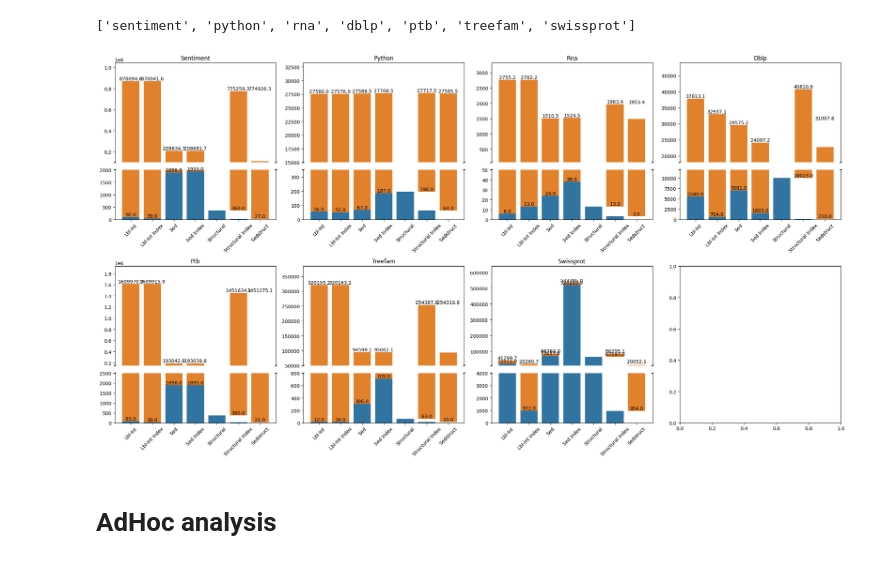
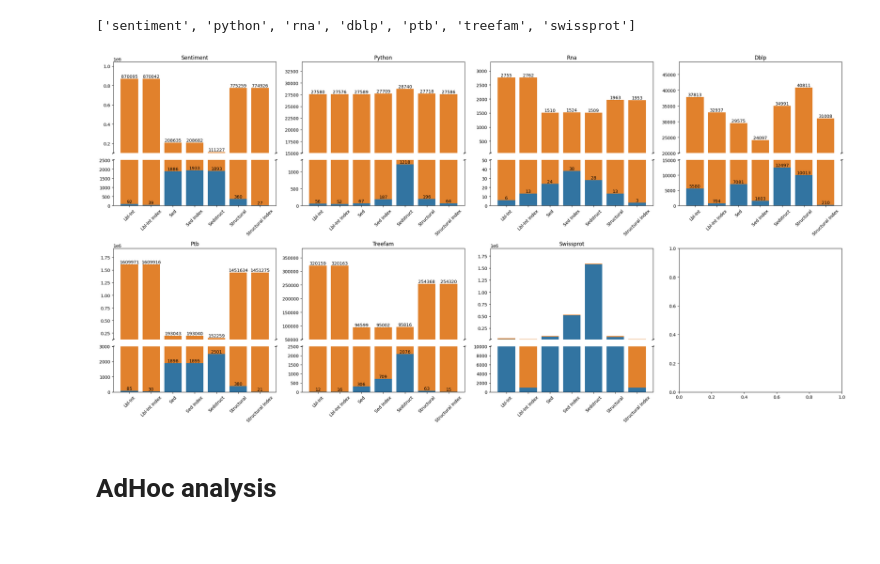
Before and after one commit to LukMRVC/tree-statistics, a Jupyter notebook: TED-viz.ipynb, the cells around one changed output. Cells and saved outputs as stored; diff of their text form; code cells hidden in the pictures.

Commit message:
Times viz added

```diff
--- a/TED-viz.ipynb
+++ b/TED-viz.ipynb
@@ -1893,7 +1893,7 @@ def get_plot_data_ds(basepath: str, tree_count_in_ds: dict) -> PlotData:
     pdf, vdf, sdf = get_precision_and_verification_for_ds(basepath, cdf, tree_count_in_ds)
 
     df['Dataset'] = df.index.get_level_values('Dataset')
-    ldf = df.melt(id_vars=["Dataset", "process_part"], var_name="Method", value_name="Time", value_vars=['Lbl-Int Index', 'Lbl-Int', 'Sed Index', 'Sed', 'Structural Index', 'Structural'])
+    ldf = df.melt(id_vars=["Dataset", "process_part"], var_name="Method", value_name="Time", value_vars=['Lbl-Int Index', 'Lbl-Int', 'Sed Index', 'Sed', 'Structural Index', 'Structural', 'Sedstruct'])
     complete = pd.concat([ldf, vdf])
     plot_data = complete.pivot_table(
         index=['Dataset', 'Method'],
@@ -1945,14 +1945,15 @@ def plot_broken_stacked_bars(data, order, break_bottom=15, break_top=450, height
         ax.set_xlabel("") #Remove x label
         ax.set_ylabel("") #Remove y label
 
-    for i, total in enumerate(data['total']):
-        if total > break_top:
-            ax1.text(i, total, f'{total:.1f}', ha='center', va='bottom')
+    if kwargs.get('annotate', True):
+        for i, total in enumerate(data['total']):
+            if total > break_top:
+                ax1.text(i, total, f'{total:.0f}', ha='center', va='bottom')
 
-    for i, search_time in enumerate(data['searching']):
-        subax = ax2 if search_time < break_bottom else ax1
-        # if search_time < break_bottom:
-        subax.text(i, search_time, f'{search_time:.1f}', ha='center', va='bottom')
+        for i, search_time in enumerate(data['searching']):
+            subax = ax2 if search_time < break_bottom else ax1
+            # if search_time < break_bottom:
+            subax.text(i, search_time, f'{round(search_time)}', ha='center', va='bottom')
 
     # Set the limits
     ax1.set_ylim(break_top, data['total'].max() * 1.2)
@@ -2129,37 +2130,38 @@ datasets
 # %%
 breaks = dict(
     # bolzano=dict(small=20, medium=100, large=20),
-    sentiment=(2_000, 100_000),
-    swissprot=(4_000, 10_000),
-    python=(350, 15_000),
-    dblp=12000,
-    ptb=(2_500, 150_000),
-    treefam=(800, 50_000),
+    sentiment=(2_500, 100_000),
+    swissprot=(10_000, 15_000),
+    python=(1_350, 15_000),
+    dblp=(15_000, 20_000),
+    ptb=(3_000, 120_000),
+    treefam=(2_500, 50_000),
     rna=50,
 )
-order = ['Lbl-Int', 'Lbl-Int Index', 'Sed', 'Sed Index', 'Structural', 'Structural Index', 'Sedstruct']
-fig, axes = plt.subplots(2, 4, figsize=(22, 12))
+order = ['Lbl-Int', 'Lbl-Int Index', 'Sed', 'Sed Index', 'Sedstruct', 'Structural', 'Structural Index',]
+fig, axes = plt.subplots(2, 4, figsize=(24, 12))
 axes = np.array([axes]) if not isinstance(axes, np.ndarray) else axes
 for ds, ax in zip(datasets, axes.ravel()):
     break_top = 0
     break_bottom = 0
     if isinstance(breaks[ds], tuple):
         break_bottom, break_top = breaks[ds]
     else:
         break_bottom = breaks[ds]
         break_top = breaks[ds] + (breaks[ds] // 2)
 
     bp = plot_broken_stacked_bars(
         data.plotdata[(data.plotdata['Dataset'] == ds)],
         order,
         ax=ax,
         break_bottom = break_bottom,
-        break_top = break_top
+        break_top = break_top,
+        annotate=ds != 'swissprot'
     )
     ax.set_title(f'{ds.capitalize()}')
 plt.tight_layout()
 # %% [output]
-[figure, old version]
+[figure, new version]
 # %% [markdown]
 # AdHoc analysis
 # %%
```
Also changed, not shown: parts of 1 cell of this notebook.
